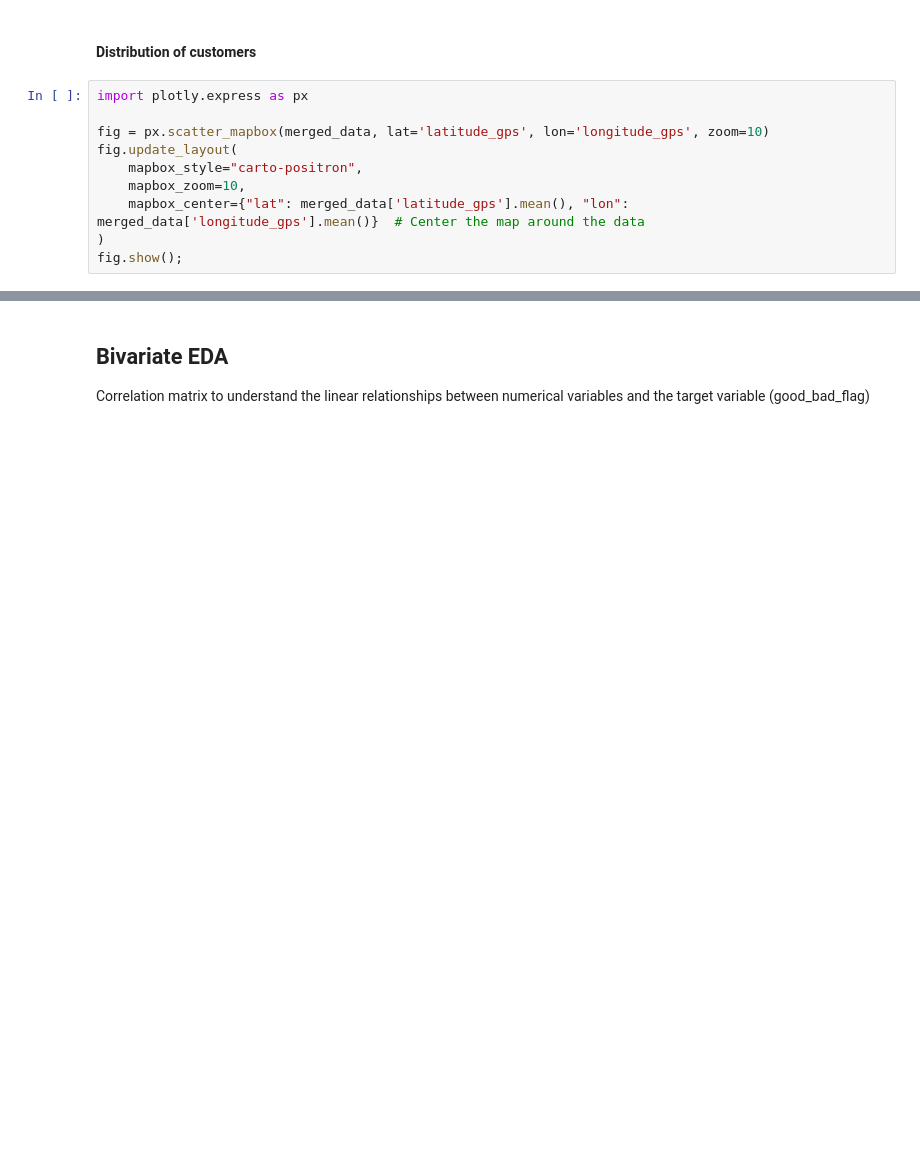
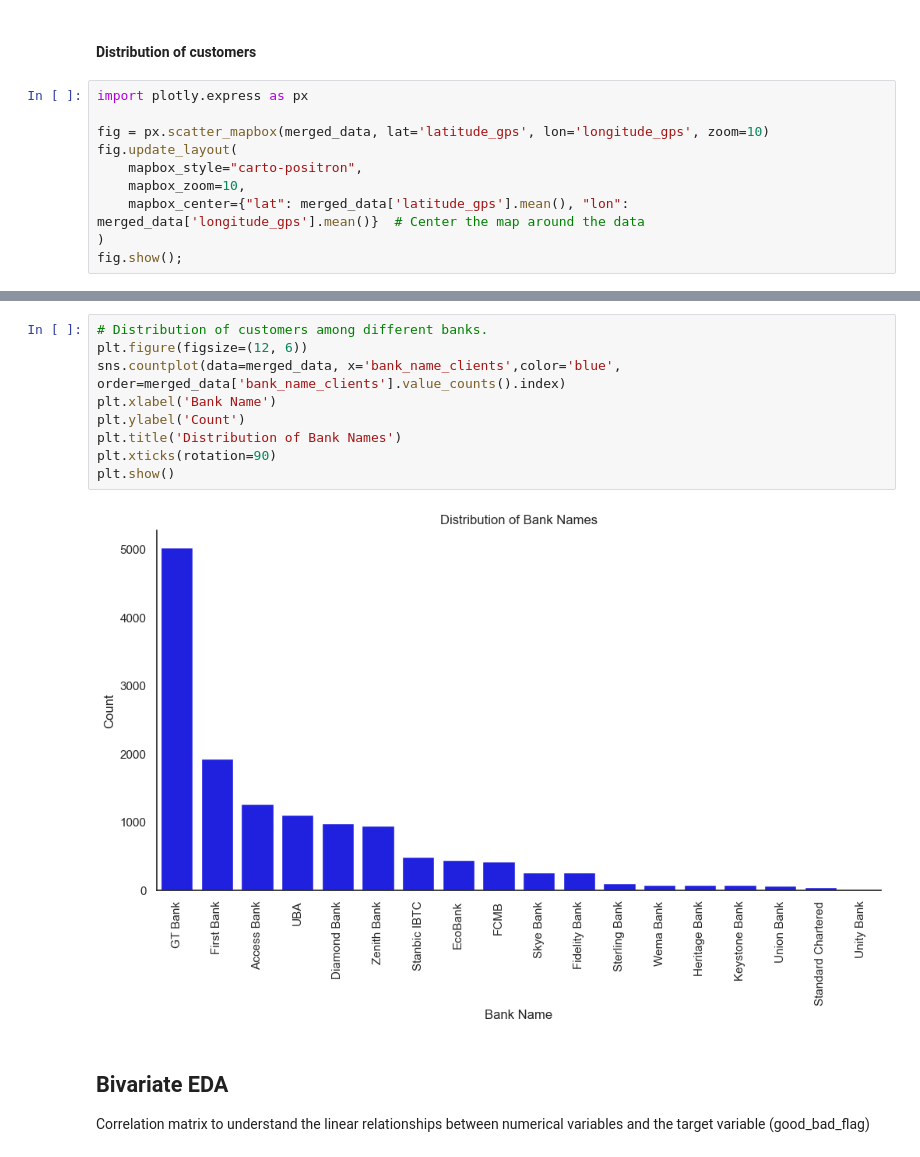
Before and after one commit to frank015940/Loan-Default-Prediction, a Jupyter notebook: loan_default.ipynb, the cells around one changed output, grey strips where cells are left out. Drawn from its saved outputs; the diff is of its cells as text; blank space fills up the shorter version.

```diff
--- a/loan_default.ipynb
+++ b/loan_default.ipynb
@@ -463,3 +491,14 @@ fig.show();
+# %%
+# Distribution of customers among different banks.
+plt.figure(figsize=(12, 6))
+sns.countplot(data=merged_data, x='bank_name_clients',color='blue', order=merged_data['bank_name_clients'].value_counts().index)
+plt.xlabel('Bank Name')
+plt.ylabel('Count')
+plt.title('Distribution of Bank Names')
+plt.xticks(rotation=90)
+plt.show()
+# %% [output]
+[figure, added]
 # %% [markdown]
 ## Bivariate EDA
 
```
Also changed, not shown: parts of 26 cells of this notebook.
